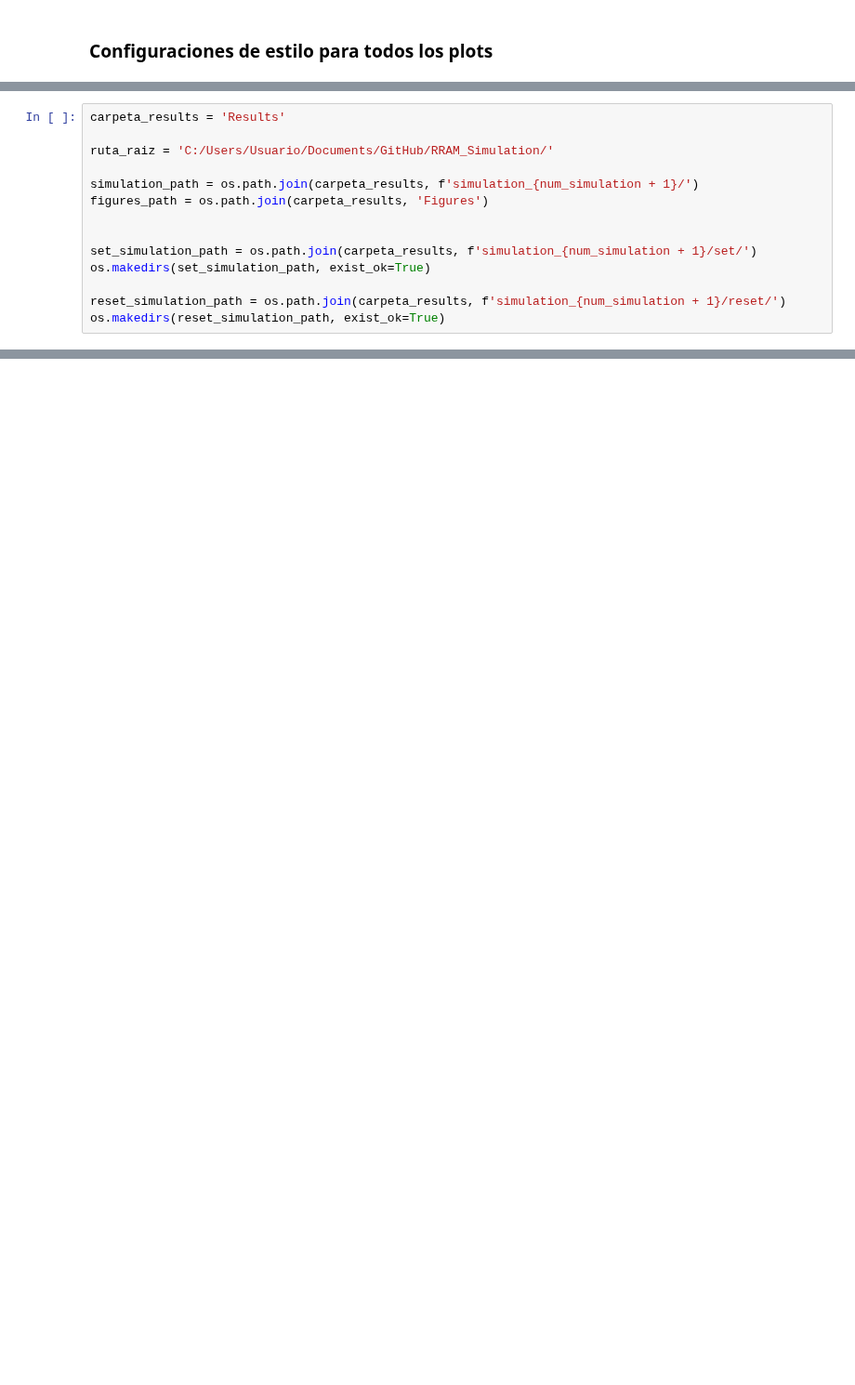
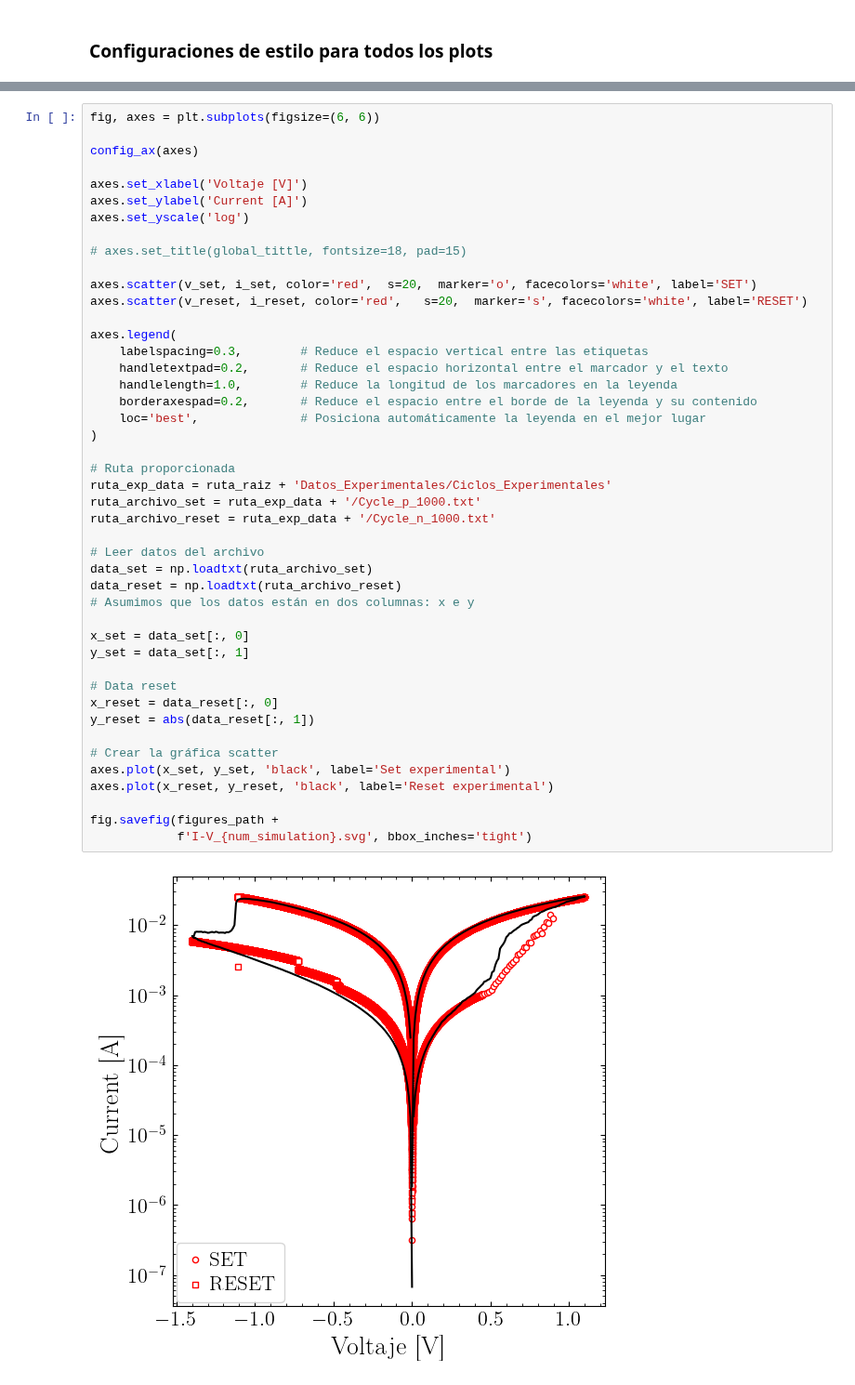
Before and after one commit to LabL4/RRAM_Simulation, a Jupyter notebook: graficas_finales.ipynb, the cells around one changed output, grey strips where cells are left out. Shown at 93% size. Cells and saved outputs as stored; diff of their text form; blank space fills up the shorter version.

```diff
--- a/graficas_finales.ipynb
+++ b/graficas_finales.ipynb
@@ -112,14 +88,0 @@ setup_plt(plt, latex=True, scaling=1.5)
-# %%
-carpeta_results = 'Results'
-
-ruta_raiz = 'C:/Users/Usuario/Documents/GitHub/RRAM_Simulation/'
-
-simulation_path = os.path.join(carpeta_results, f'simulation_{num_simulation + 1}/')
-figures_path = os.path.join(carpeta_results, 'Figures')
-
-
-set_simulation_path = os.path.join(carpeta_results, f'simulation_{num_simulation + 1}/set/')
-os.makedirs(set_simulation_path, exist_ok=True)
-
-reset_simulation_path = os.path.join(carpeta_results, f'simulation_{num_simulation + 1}/reset/')
-os.makedirs(reset_simulation_path, exist_ok=True)
@@ -235,0 +136,47 @@ fig.savefig(figures_path + f'/Intensidad_Voltaje_simulation_{num_simulation + 1}
+# %%
+fig, axes = plt.subplots(figsize=(6, 6))
+
+config_ax(axes)
+
+axes.set_xlabel('Voltaje [V]')
+axes.set_ylabel('Current [A]')
+axes.set_yscale('log')
+
+# axes.set_title(global_tittle, fontsize=18, pad=15)
+
+axes.scatter(v_set, i_set, color='red',  s=20,  marker='o', facecolors='white', label='SET')
+axes.scatter(v_reset, i_reset, color='red',   s=20,  marker='s', facecolors='white', label='RESET')
+
+axes.legend(
+    labelspacing=0.3,        # Reduce el espacio vertical entre las etiquetas
+    handletextpad=0.2,       # Reduce el espacio horizontal entre el marcador y el texto
+    handlelength=1.0,        # Reduce la longitud de los marcadores en la leyenda
+    borderaxespad=0.2,       # Reduce el espacio entre el borde de la leyenda y su contenido
+    loc='best',              # Posiciona automáticamente la leyenda en el mejor lugar
+)
+
+# Ruta proporcionada
+ruta_exp_data = ruta_raiz + 'Datos_Experimentales/Ciclos_Experimentales'
+ruta_archivo_set = ruta_exp_data + '/Cycle_p_1000.txt'
+ruta_archivo_reset = ruta_exp_data + '/Cycle_n_1000.txt'
+
+# Leer datos del archivo
+data_set = np.loadtxt(ruta_archivo_set)
+data_reset = np.loadtxt(ruta_archivo_reset)
+# Asumimos que los datos están en dos columnas: x e y
+
+x_set = data_set[:, 0]
+y_set = data_set[:, 1]
+
+# Data reset
+x_reset = data_reset[:, 0]
+y_reset = abs(data_reset[:, 1])
+
+# Crear la gráfica scatter
+axes.plot(x_set, y_set, 'black', label='Set experimental')
+axes.plot(x_reset, y_reset, 'black', label='Reset experimental')
+
+fig.savefig(figures_path +
+            f'I-V_{num_simulation}.svg', bbox_inches='tight')
+# %% [output]
+[figure, added]
```
Also changed, not shown: parts of 18 cells of this notebook, 6 other files.
